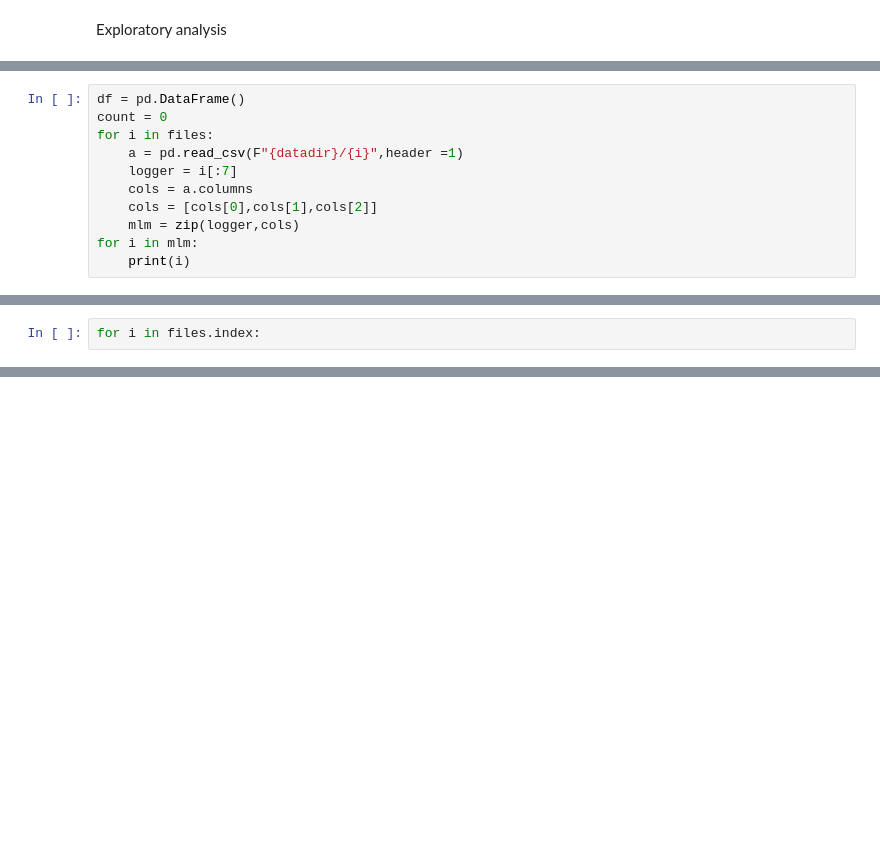
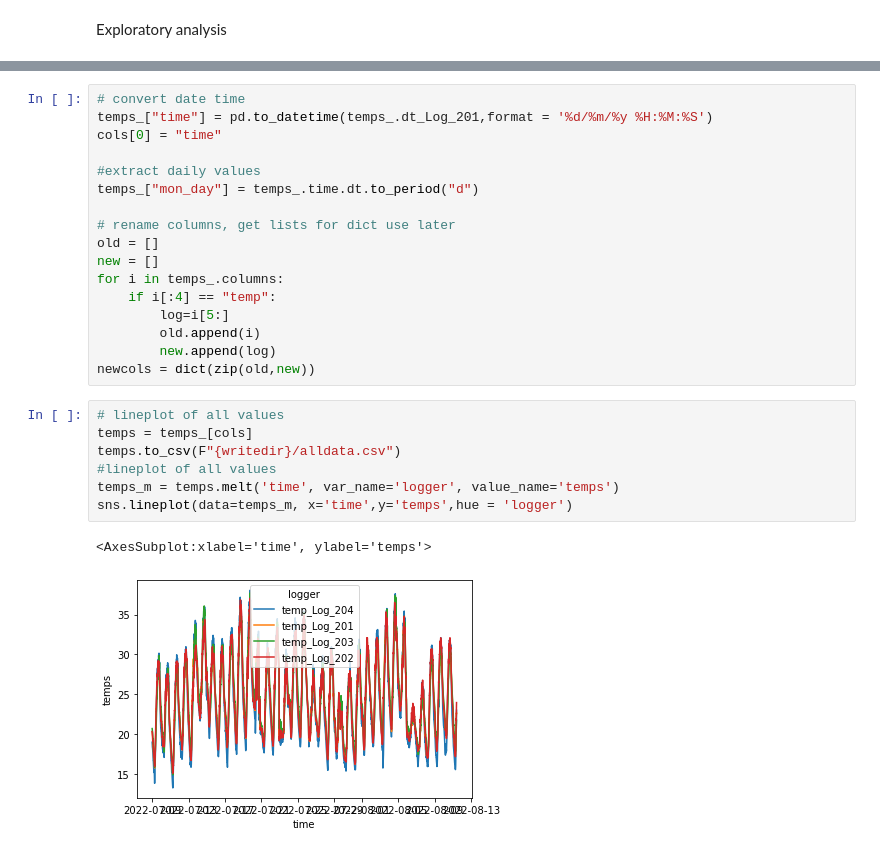
Before and after one commit to thorerismann/btemps, a Jupyter notebook: notebooks/exploratory/1.0-ge-intial-exploration.ipynb, the cells around one changed output, grey strips where cells are left out. Saved outputs shown, nothing was run; the diff lists cells and outputs as text; blank space fills up the shorter version.

Commit message:
first data reading

```diff
--- a/notebooks/exploratory/1.0-ge-intial-exploration.ipynb
+++ b/notebooks/exploratory/1.0-ge-intial-exploration.ipynb
@@ -68,11 +22,0 @@ pd.concat(a).reset_index().set_index(['index', 'log'])
-# %%
-df = pd.DataFrame()
-count = 0
-for i in files:
-    a = pd.read_csv(F"{datadir}/{i}",header =1)
-    logger = i[:7]
-    cols = a.columns
-    cols = [cols[0],cols[1],cols[2]]
-    mlm = zip(logger,cols)
-for i in mlm:
-    print(i)
@@ -83,2 +22,0 @@ for i in mlm:
-# %%
-for i in files.index:
@@ -86,0 +52,27 @@ SyntaxError: incomplete input (524530521.py, line 2)
+# %%
+# convert date time
+temps_["time"] = pd.to_datetime(temps_.dt_Log_201,format = '%d/%m/%y %H:%M:%S')
+cols[0] = "time"
+
+#extract daily values
+temps_["mon_day"] = temps_.time.dt.to_period("d")
+
+# rename columns, get lists for dict use later
+old = []
+new = []
+for i in temps_.columns:
+    if i[:4] == "temp":
+        log=i[5:]
+        old.append(i)
+        new.append(log)
+newcols = dict(zip(old,new))
+# %%
+# lineplot of all values
+temps = temps_[cols]
+temps.to_csv(F"{writedir}/alldata.csv")
+#lineplot of all values
+temps_m = temps.melt('time', var_name='logger', value_name='temps')
+sns.lineplot(data=temps_m, x='time',y='temps',hue = 'logger')
+# %% [output]
+<AxesSubplot:xlabel='time', ylabel='temps'>
+[figure, added]
```
Also changed, not shown: parts of 18 cells of this notebook, 3 other files.
